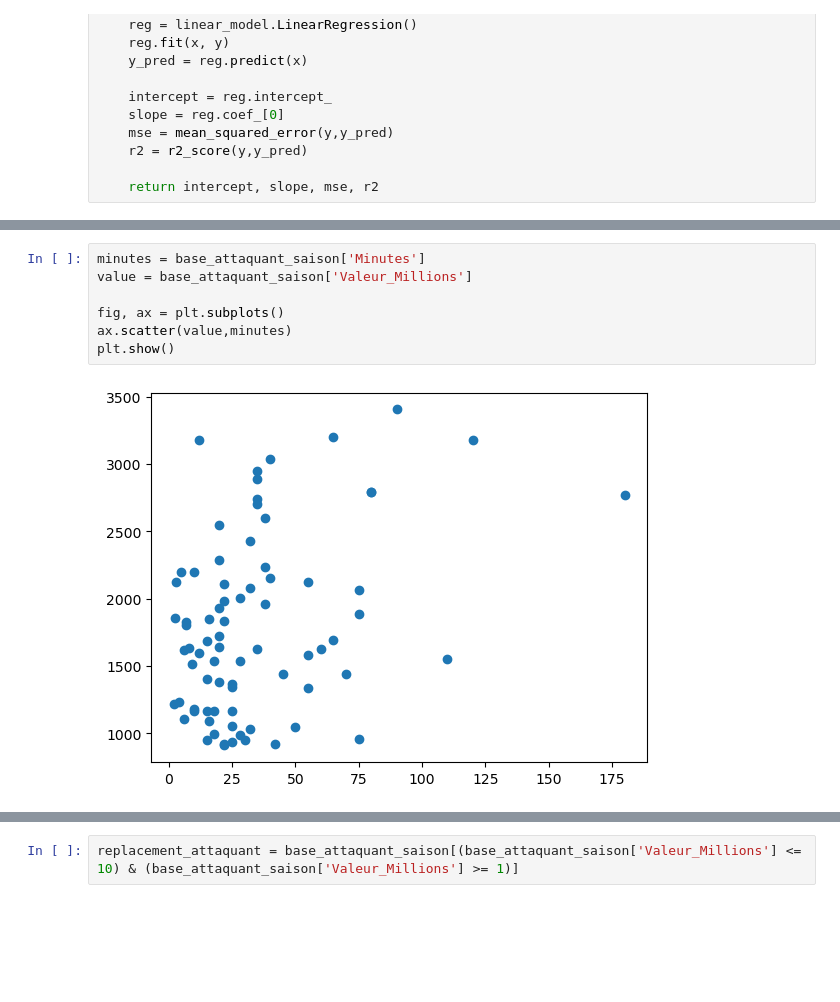
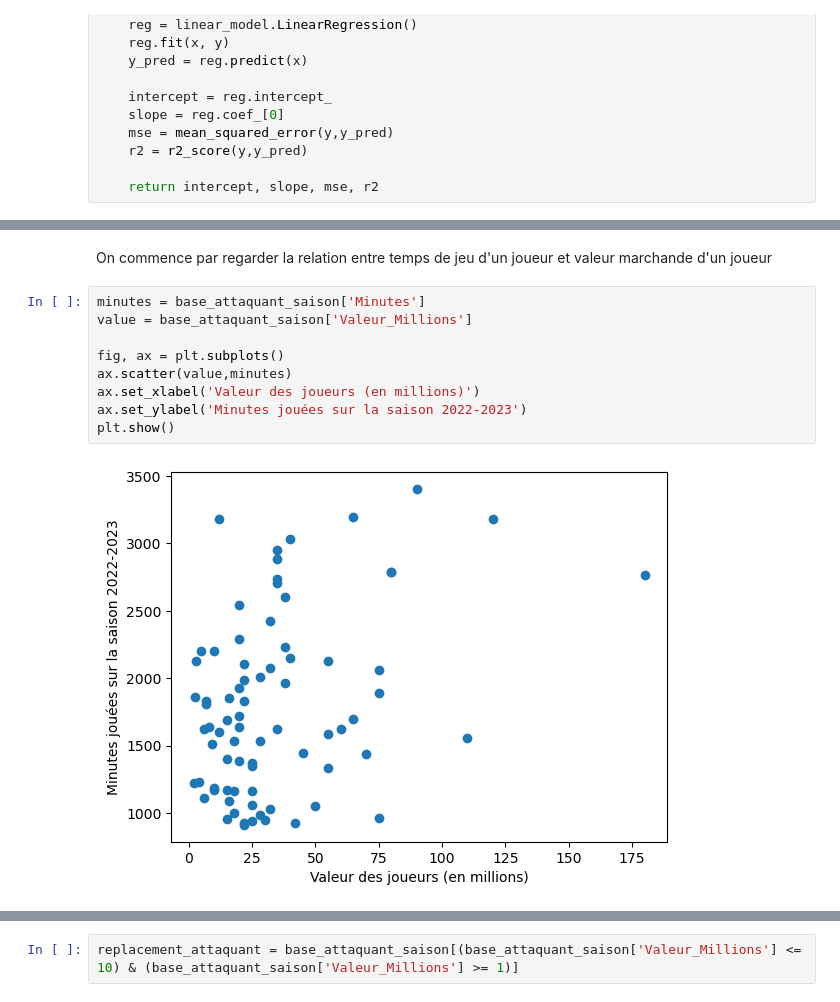
Before and after one commit to lecoqm/evaluation_football, a Jupyter notebook: main.ipynb, the cells around one changed output, grey strips where cells are left out. Drawn from its saved outputs; the diff is of its cells as text; blank space fills up the shorter version.

```diff
--- a/main.ipynb
+++ b/main.ipynb
@@ -582,9 +636,13 @@ Définition du replacement player
+# %% [markdown]
+On commence par regarder la relation entre temps de jeu d'un joueur et valeur marchande d'un joueur
 # %%
 minutes = base_attaquant_saison['Minutes']
 value = base_attaquant_saison['Valeur_Millions']
 
 fig, ax = plt.subplots()
 ax.scatter(value,minutes)
+ax.set_xlabel('Valeur des joueurs (en millions)')
+ax.set_ylabel('Minutes jouées sur la saison 2022-2023')
 plt.show()
 # %% [output]
-[figure, old version]
+[figure, new version]
```
Also changed, not shown: parts of 30 cells of this notebook.
